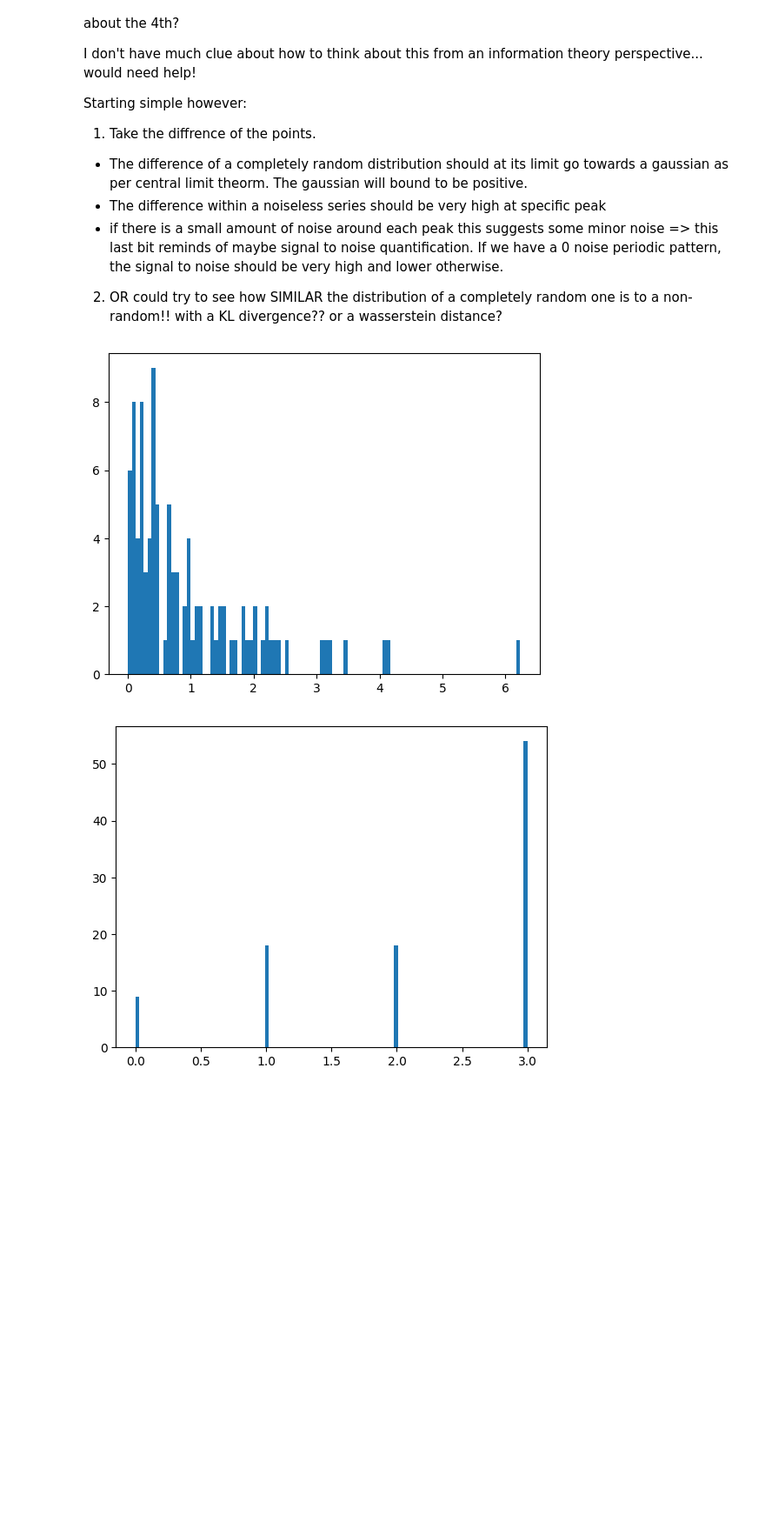
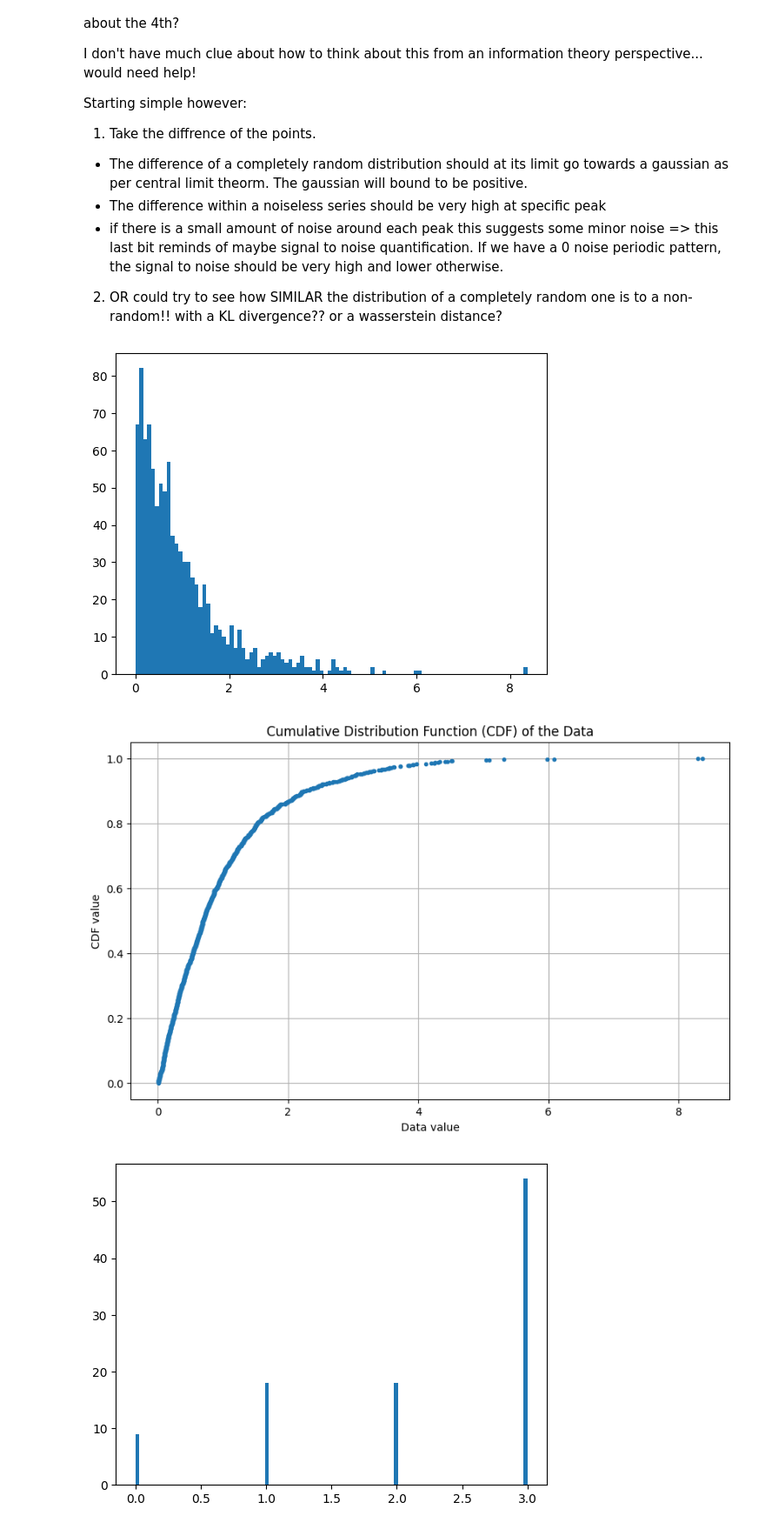
Before and after one commit to rickconci/TGL_recurrent, a Jupyter notebook: Ideas.ipynb, the cells around one changed output. Shown at 87% size. Saved outputs shown, nothing was run; the diff lists cells and outputs as text; code cells hidden in the pictures; blank space fills up the shorter version.

```diff
--- a/Ideas.ipynb
+++ b/Ideas.ipynb
@@ -723,6 +720,31 @@ for _, link in data_urls.items():
 # %% [output]
 Downloading tgbl-wiki-v2.zip...
 KeyboardInterrupt:
+# %%
+import numpy as np
+import matplotlib.pyplot as plt
+
+def plot_cdf_np(data):
+    """
+    Plots the Cumulative Distribution Function (CDF) for the given dataset.
+
+    Parameters:
+    - data: An array-like sequence of data points.
+    """
+    # Sort the data
+    sorted_data = np.sort(data)
+
+    # Compute the CDF values
+    cdf = np.arange(1, len(sorted_data) + 1) / len(sorted_data)
+
+    # Plotting the CDF
+    plt.figure(figsize=(10, 6))
+    plt.plot(sorted_data, cdf, marker='.', linestyle='none')
+    plt.title('Cumulative Distribution Function (CDF) of the Data')
+    plt.xlabel('Data value')
+    plt.ylabel('CDF value')
+    plt.grid(True)
+    plt.show()
 # %% [markdown]
 ### Metrics for periodic time series
 
@@ -775,7 +797,7 @@ def generate_arithmetic_seq(gaps:list,
 
     return(sequences)
 # %%
-random_seq = sorted(np.random.uniform(0, 100, 100))
+random_seq = sorted(np.random.uniform(0, 1000, 1000))
 # %%
 seq = generate_arithmetic_seq([5], 5, 100)
 # %%
@@ -826,7 +848,11 @@ sample_sequences = {'random': random_seq,
 # %%
 res = plt.hist(np.diff(random_seq), bins=len(seq))
 # %% [output]
-[figure, old version]
+[figure, new version]
+# %%
+plot_cdf_np(np.diff(random_seq))
+# %% [output]
+[figure, added]
 # %%
 seq = generate_arithmetic_seq([3,8], 0, 100)
 res = plt.hist(np.diff(seq), bins=len(seq))
```
Also changed, not shown: parts of 17 cells of this notebook.
